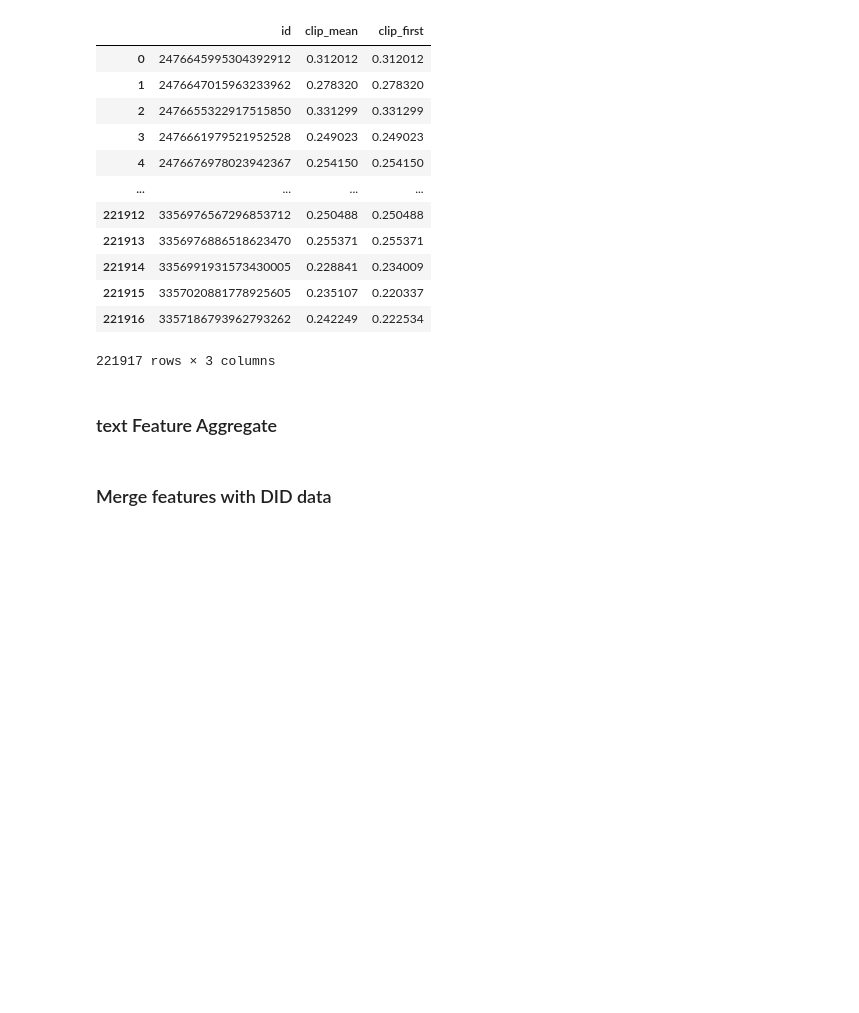
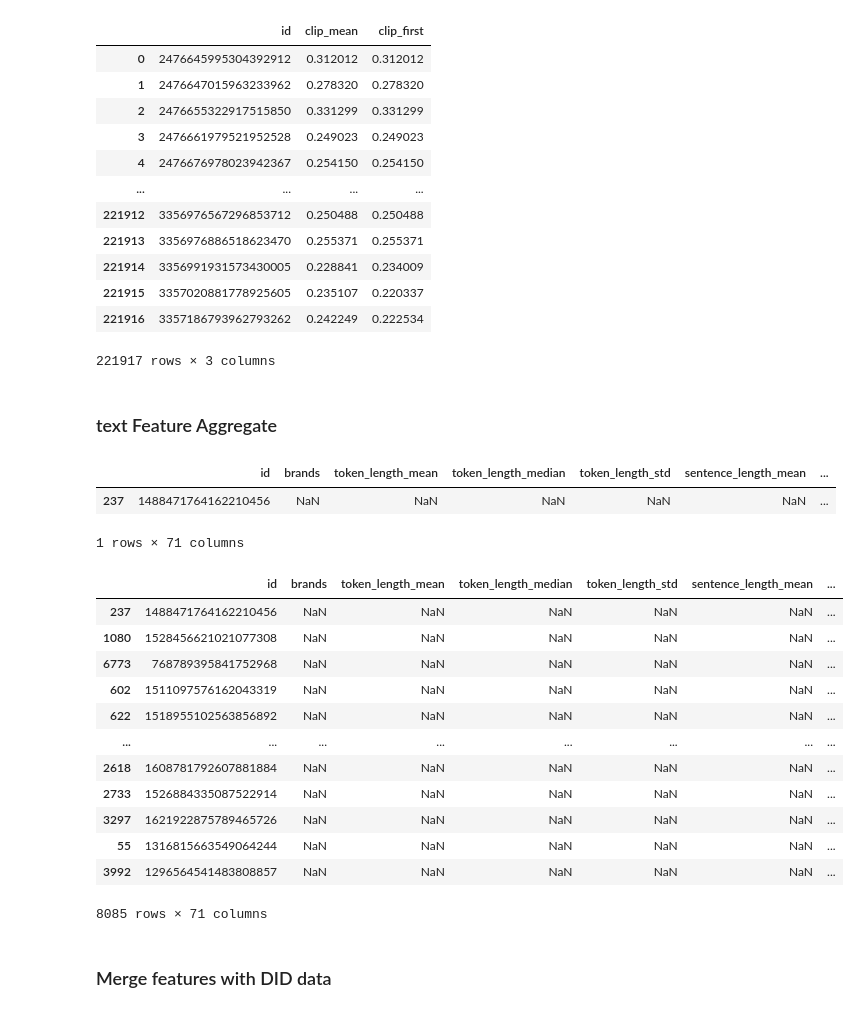
Before and after one commit to eyoy/collab_ig, a Jupyter notebook: data_creation.ipynb, the cells around one changed output. Cells and saved outputs as stored; diff of their text form; code cells hidden in the pictures; blank space fills up the shorter version.

```diff
--- a/data_creation.ipynb
+++ b/data_creation.ipynb
@@ -184,5 +184,27 @@ for i in os.listdir(r"G:\ig\post_text_features"):
     results = pd.concat([results, t])
 # %%
 results.to_csv(r"G:\ig\posts_text_summary.csv")
+# %%
+results[results.id == '1488471764162210456']
+# %% [output]
+|  | id | brands | token_length_mean | token_length_median | token_length_std | sentence_length_mean | ... |
+| 237 | 1488471764162210456 | NaN | NaN | NaN | NaN | NaN | ... |
+1 rows × 71 columns
+# %%
+results[results.brands.isnull()]
+# %% [output]
+|  | id | brands | token_length_mean | token_length_median | token_length_std | sentence_length_mean | ... |
+| 237 | 1488471764162210456 | NaN | NaN | NaN | NaN | NaN | ... |
+| 1080 | 1528456621021077308 | NaN | NaN | NaN | NaN | NaN | ... |
+| 6773 | 768789395841752968 | NaN | NaN | NaN | NaN | NaN | ... |
+| 602 | 1511097576162043319 | NaN | NaN | NaN | NaN | NaN | ... |
+| 622 | 1518955102563856892 | NaN | NaN | NaN | NaN | NaN | ... |
+| ... | ... | ... | ... | ... | ... | ... | ... |
+| 2618 | 1608781792607881884 | NaN | NaN | NaN | NaN | NaN | ... |
+| 2733 | 1526884335087522914 | NaN | NaN | NaN | NaN | NaN | ... |
+| 3297 | 1621922875789465726 | NaN | NaN | NaN | NaN | NaN | ... |
+| 55 | 1316815663549064244 | NaN | NaN | NaN | NaN | NaN | ... |
+| 3992 | 1296564541483808857 | NaN | NaN | NaN | NaN | NaN | ... |
+8085 rows × 71 columns
 # %% [markdown]
 ### Merge features with DID data
```
Also changed, not shown: parts of 10 cells of this notebook.
